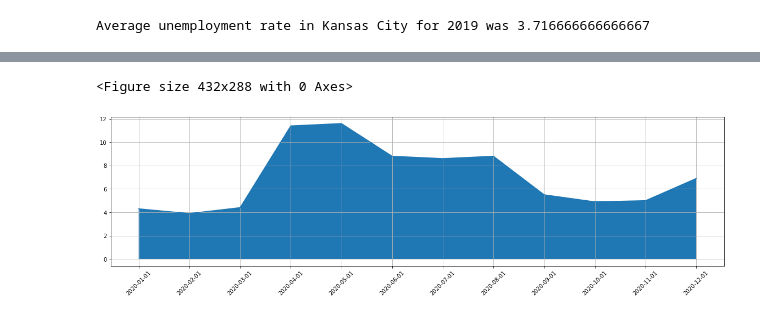
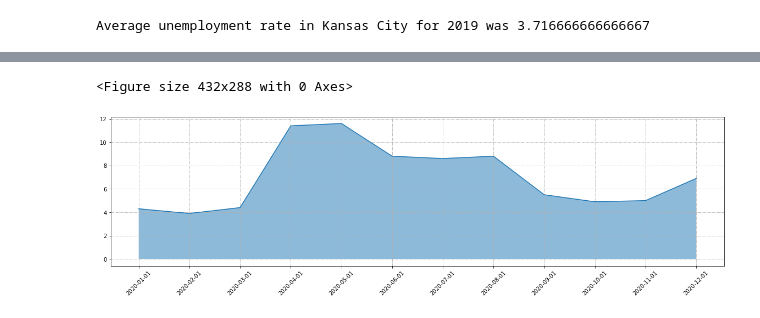
Before and after one commit to E-Weber/EKN-Project, a Jupyter notebook: Unemployment_EW/Unemployment_EW.ipynb, the cells around one changed output, grey strips where cells are left out. Drawn from its saved outputs; the diff is of its cells as text; code cells hidden in the pictures.

```diff
--- a/Unemployment_EW/Unemployment_EW.ipynb
+++ b/Unemployment_EW/Unemployment_EW.ipynb
@@ -113,17 +120,17 @@ Average unemployment rate in Kansas City for 2020 was 7.008333333333334
 # %%
 plt.figure()
 plt.figure(figsize=(20,5))
 plt.plot(bottom['Date'],bottom['Value'])
-plt.fill_between(bottom['Date'],bottom['Value'], 0)
+plt.fill_between(bottom['Date'],bottom['Value'], 0, alpha=.5)
 ax = plt.gca()
 ax.tick_params(axis='x', labelrotation = 45)
-plt.grid(True)
+ax.grid(b=True, linestyle='-.')
 section = np.arange(-1, 1, 1/20.)
 plt.savefig("Output/UnemploymentRate2020.png")
 plt.show()
 # %% [output]
 <Figure size 432x288 with 0 Axes>
-[figure, old version]
+[figure, new version]
 # %%
 unemployment19 = top["Value"]
 unemployment20 = bottom["Value"]
```
Also changed, not shown: parts of 44 cells of this notebook, 8 other files.
